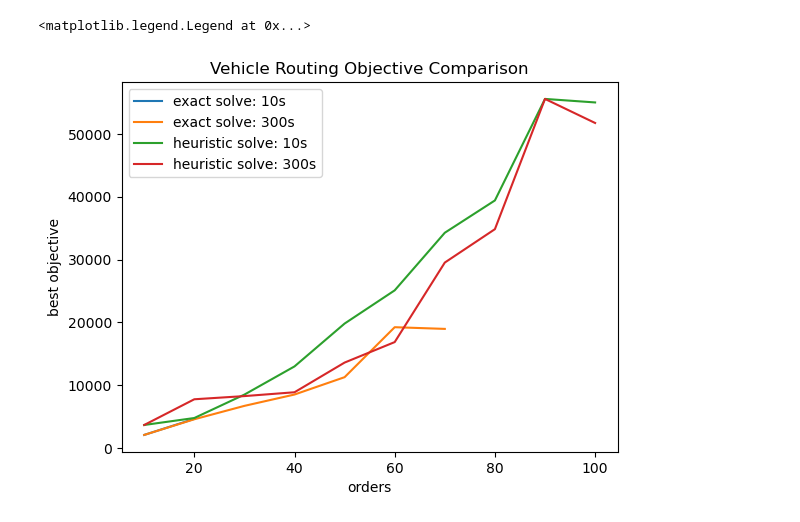
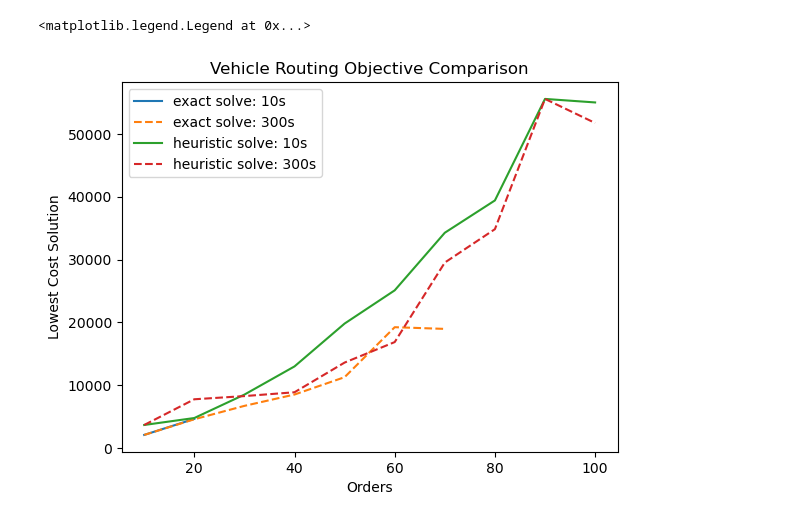
Before and after one commit to spkelle2/vehicle_routing_column_generation, a Jupyter notebook: tutorial/graphs.ipynb, the cells around one changed output. Drawn from its saved outputs; the diff is of its cells as text; code cells hidden in the pictures.

```diff
--- a/tutorial/graphs.ipynb
+++ b/tutorial/graphs.ipynb
@@ -46,12 +46,13 @@ gb
  0     100   51731.626866}
 # %%
 for (solve, time), gdb in gb.items():
-    plt.plot(gdb['orders'], gdb['best_solution'], label=f'{solve} solve: {time}s')
+    plt.plot(gdb['orders'], gdb['best_solution'], label=f'{solve} solve: {time}s',
+             linestyle='--' if time == '300' else '-')
 
-plt.xlabel("orders")
-plt.ylabel("best objective")
+plt.xlabel("Orders")
+plt.ylabel("Lowest Cost Solution")
 plt.title('Vehicle Routing Objective Comparison')
 plt.legend(loc="upper left")
 # %% [output]
 <matplotlib.legend.Legend at 0x...>
-[figure, old version]
+[figure, new version]
```
Also changed, not shown: 8 other files.
